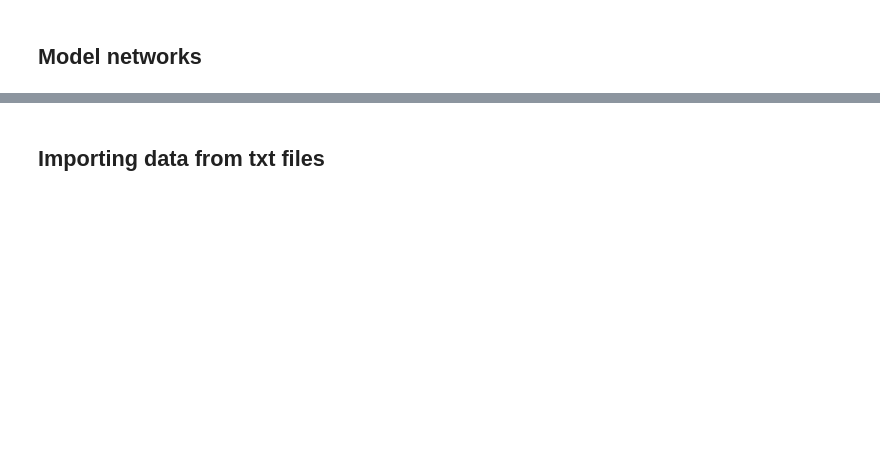
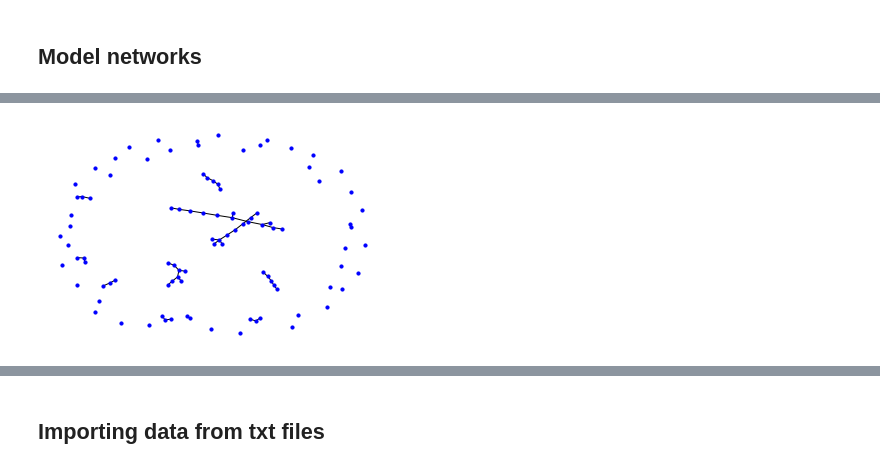
Before and after one commit to kingquote/kingquote, a Jupyter notebook: UZH-files/Bio206/L16_Intro_NetworkX.ipynb, the cells around one changed output, grey strips where cells are left out. Saved outputs shown, nothing was run; the diff lists cells and outputs as text; code cells hidden in the pictures; blank space fills up the shorter version.

```diff
--- a/UZH-files/Bio206/L16_Intro_NetworkX.ipynb
+++ b/UZH-files/Bio206/L16_Intro_NetworkX.ipynb
@@ -206,9 +299,11 @@ plt.hist(degree, 10, density=True, facecolor='g', alpha=.2)
 # %%
 #connected components
 ER_graph=nx.erdos_renyi_graph(100, 0.01)
-nx.draw_networkx(ER_graph, with_labels=False,node_size=10, node_color=niceblu)
+nx.draw_networkx(ER_graph, with_labels=False,node_size=10, node_color='blue')
 plt.axis('off')
 plt.show()
+# %% [output]
+[figure, added]
 # %%
 for c in nx.connected_components(ER_graph):
     print(c)
```
Also changed, not shown: parts of 34 cells of this notebook.
